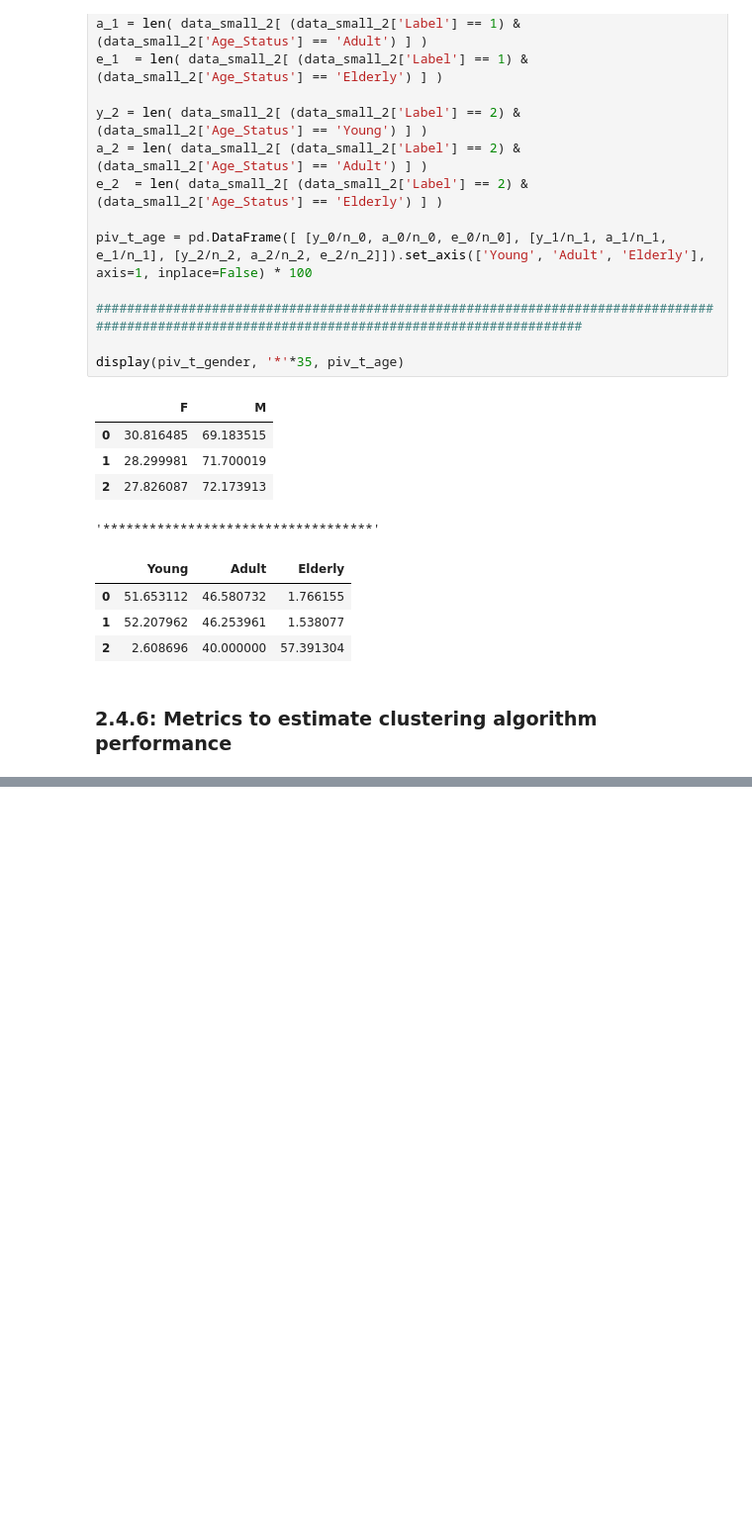
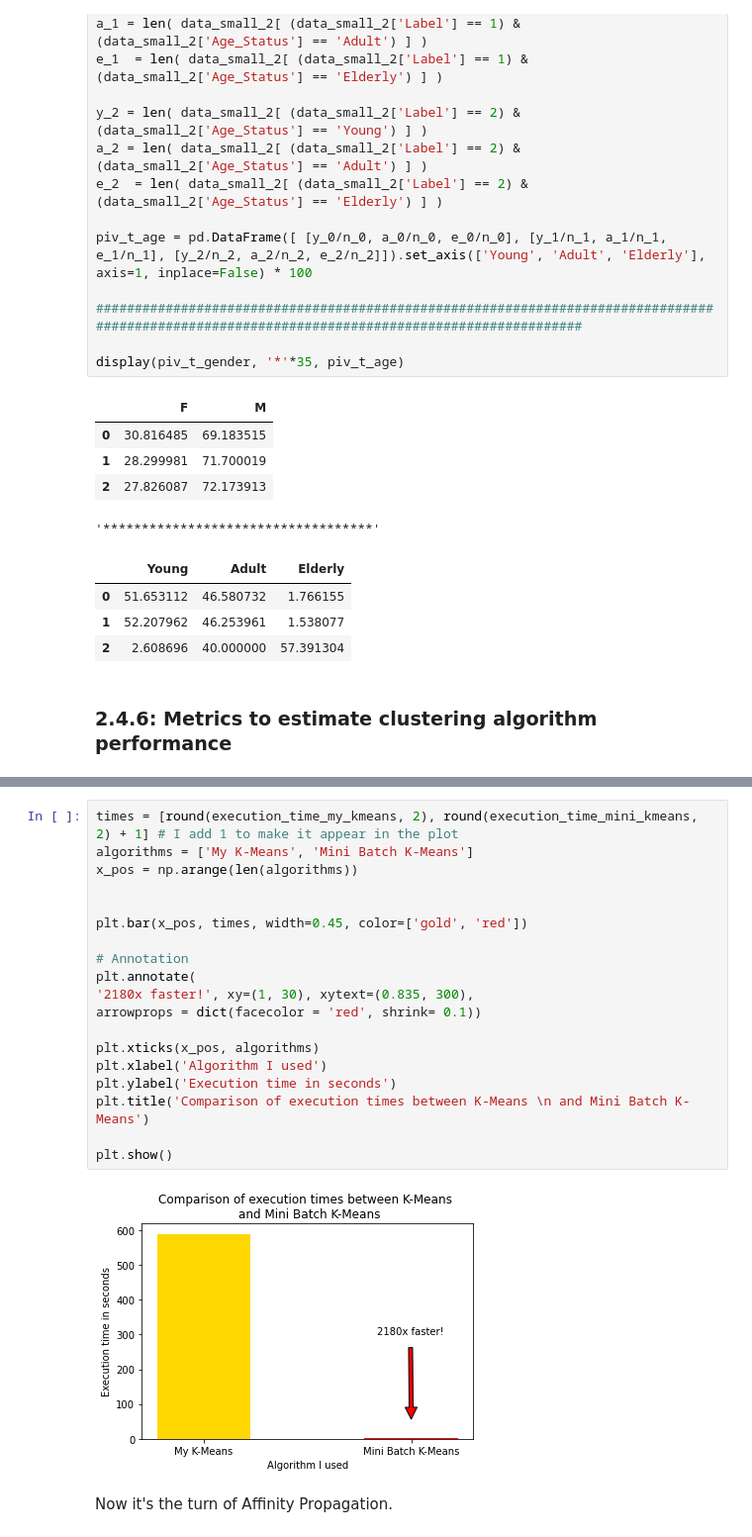
Before and after one commit to simonefacchiano/ADM-HW4, a Jupyter notebook: HW4.ipynb, the cells around one changed output, grey strips where cells are left out. Shown at 99% size. Cells and saved outputs as stored; diff of their text form; blank space fills up the shorter version.

```diff
--- a/HW4.ipynb
+++ b/HW4.ipynb
@@ -1323,0 +1401,23 @@ silhouette_score(X, labels, metric='euclidean')
+# %%
+times = [round(execution_time_my_kmeans, 2), round(execution_time_mini_kmeans, 2) + 1] # I add 1 to make it appear in the plot
+algorithms = ['My K-Means', 'Mini Batch K-Means']
+x_pos = np.arange(len(algorithms))
+
+
+plt.bar(x_pos, times, width=0.45, color=['gold', 'red'])
+
+# Annotation
+plt.annotate(
+'2180x faster!', xy=(1, 30), xytext=(0.835, 300),
+arrowprops = dict(facecolor = 'red', shrink= 0.1))
+
+plt.xticks(x_pos, algorithms)
+plt.xlabel('Algorithm I used')
+plt.ylabel('Execution time in seconds')
+plt.title('Comparison of execution times between K-Means \n and Mini Batch K-Means')
+
+plt.show()
+# %% [output]
+[figure, added]
+# %% [markdown]
+Now it's the turn of Affinity Propagation.
```
Also changed, not shown: parts of 30 cells of this notebook.
